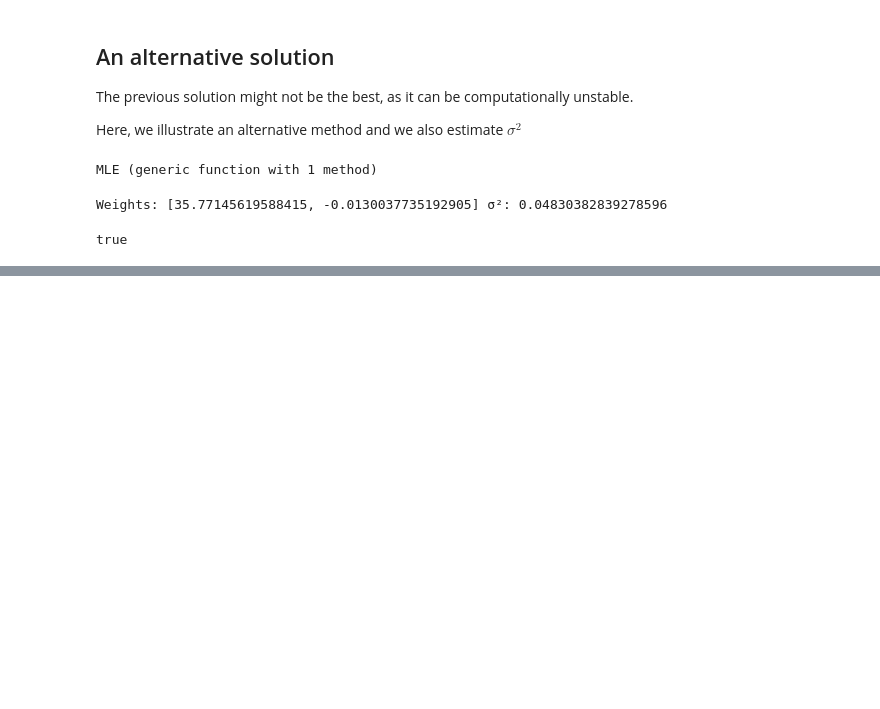
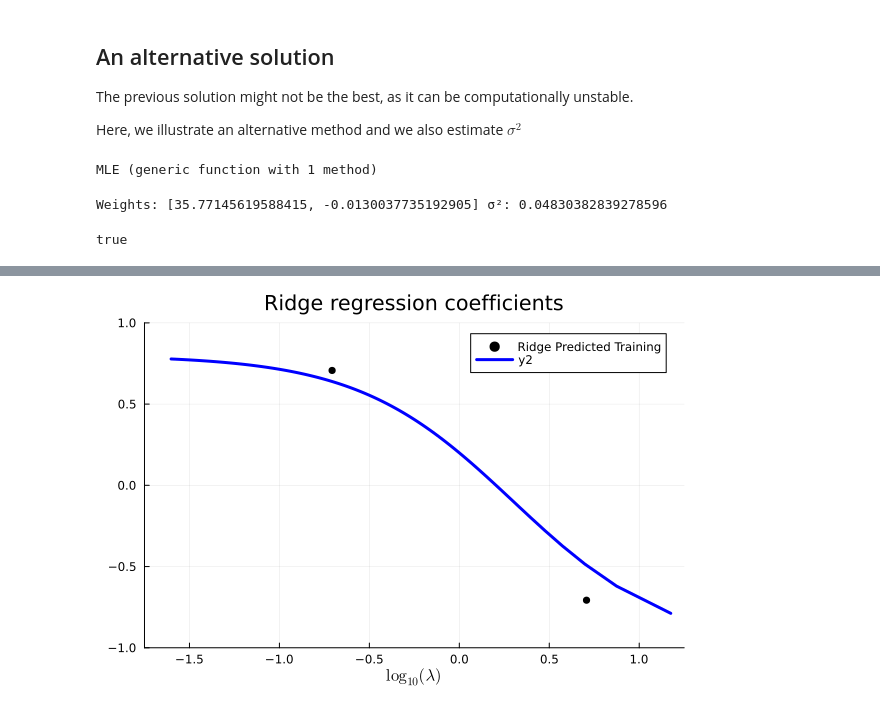
Before and after one commit to setrar/MALIS, a Jupyter notebook: projects/proj3/02_regularisation_models.jl.ipynb, the cells around one changed output, grey strips where cells are left out. Saved outputs shown, nothing was run; the diff lists cells and outputs as text; code cells hidden in the pictures; blank space fills up the shorter version.

```diff
--- a/projects/proj3/02_regularisation_models.jl.ipynb
+++ b/projects/proj3/02_regularisation_models.jl.ipynb
@@ -231,0 +302,7 @@ true
+# %%
+(y_test,X_test) = Standardise(y_test,X_test);
+# %%
+bridge_test   = fill(NaN,size(X_test,2),nλ)
+for i = 1:nλ                          #loop over λ values
+    bridge_test[:,i] = RidgeRegression(y_test,X_test,λM[i],β₀)
+end
@@ -231,0 +314,19 @@ true
+# %%
+# Scatter plot for training data
+p2 = scatter(X_test, y_test, color="black"
+    , xlims = (-1.75,1.25), ylims = (-1,1)
+    , title = "Ridge regression coefficients"
+    , xlabel = L"\log_{10}(\lambda)"
+    , label="Ridge Predicted Training"
+    , size = (600,400)
+)
+
+p2 = plot!(
+    -log10.(λM)
+    ,(bridge_test)ᵀ
+    , color="blue"
+    , linewidth=3
+)
+display(p2)
+# %% [output]
+[figure, added]
```
Also changed, not shown: parts of 14 cells of this notebook, 7 other files.
